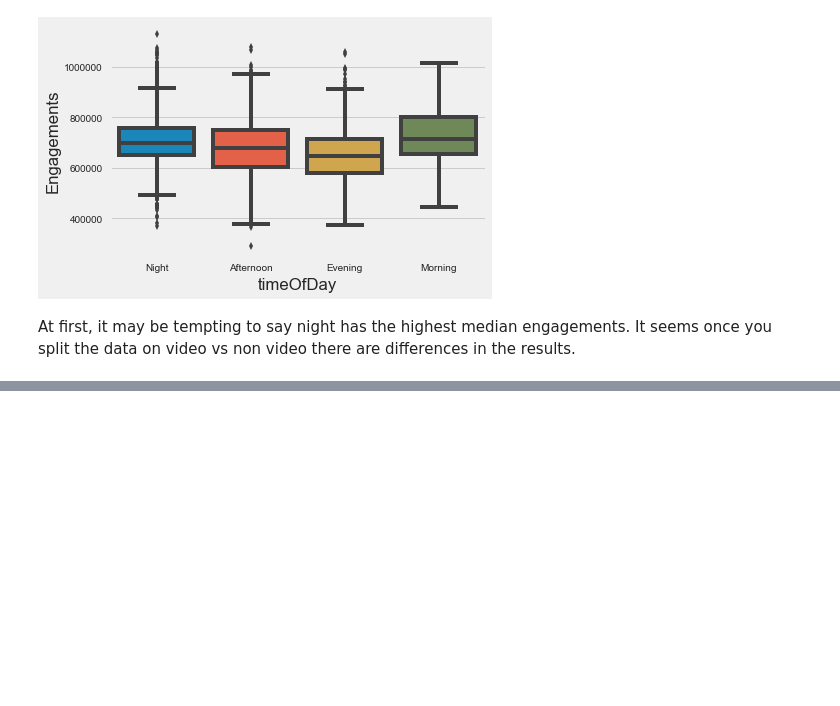
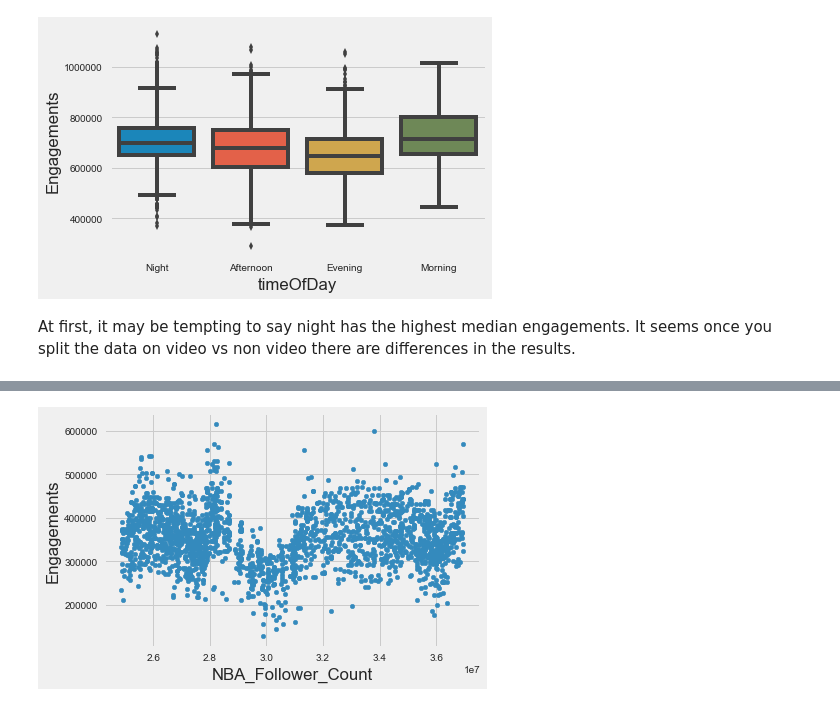
Before and after one commit to frankhu19/NBA2019, a Jupyter notebook: BA_EDA.ipynb, the cells around one changed output, grey strips where cells are left out. Cells and saved outputs as stored; diff of their text form; code cells hidden in the pictures; blank space fills up the shorter version.

```diff
--- a/BA_EDA.ipynb
+++ b/BA_EDA.ipynb
@@ -286,0 +289,4 @@ data[].plot.scatter(x="NBA_Follower_Count", y="Engagements");
+# %%
+data[data['Type'] != 'Video'].plot.scatter(x="NBA_Follower_Count", y="Engagements");
+# %% [output]
+[figure, added]
```
Also changed, not shown: parts of 12 cells of this notebook.
